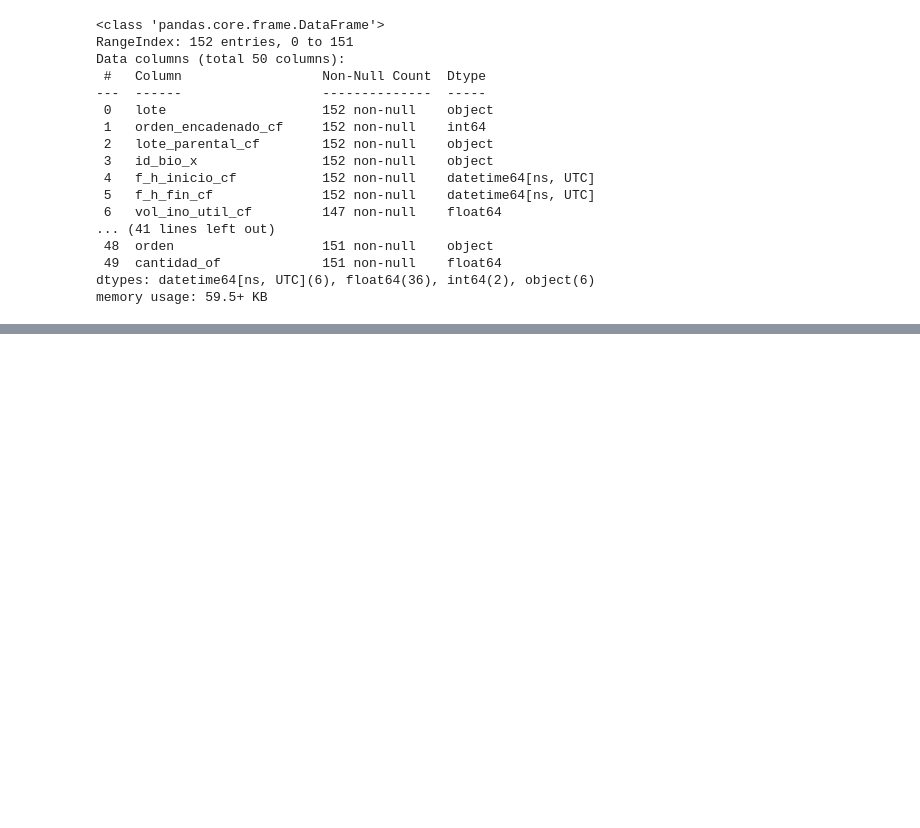
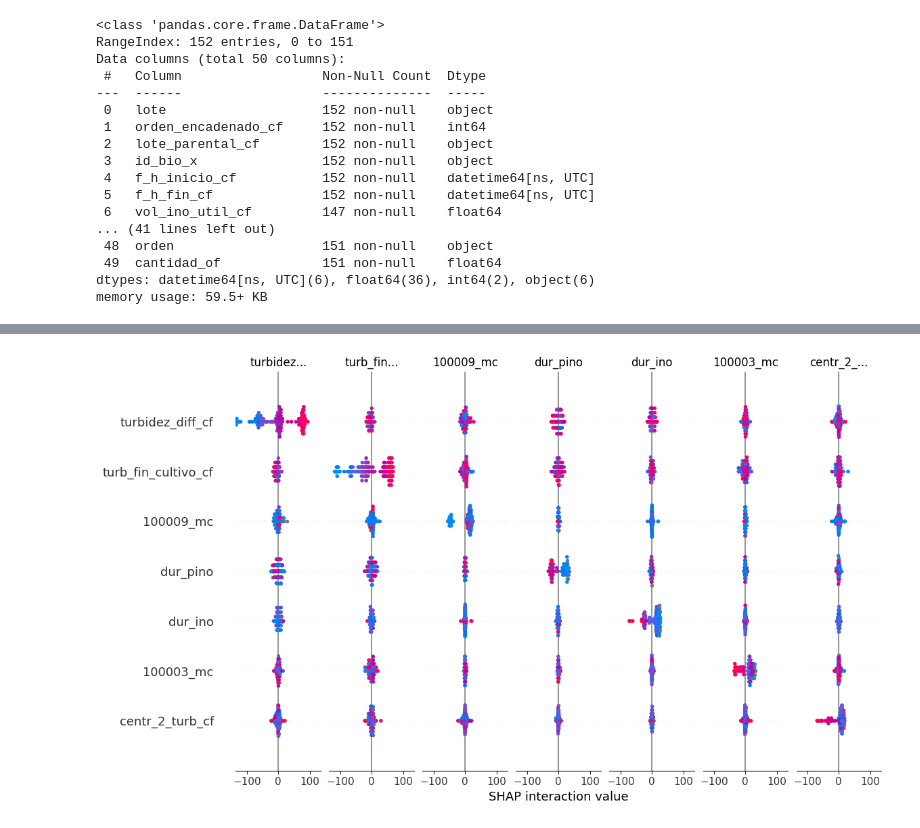
Before and after one commit to dragonsearch/Cajamar-UniversityHack-2024, a Jupyter notebook: losca/modelling/pipeline.ipynb, the cells around one changed output, grey strips where cells are left out. Cells and saved outputs as stored; diff of their text form; code cells hidden in the pictures; blank space fills up the shorter version.

```diff
--- a/losca/modelling/pipeline.ipynb
+++ b/losca/modelling/pipeline.ipynb
@@ -206,0 +209,6 @@ You can set `force_col_wise=true` to remove the overhead.
+# %%
+# Get interaction values
+shap_interaction_values = shap.TreeExplainer(best_estimator).shap_interaction_values(X)
+shap.summary_plot(shap_interaction_values, X)
+# %% [output]
+[figure, added]
```
Also changed, not shown: parts of 6 cells of this notebook.
